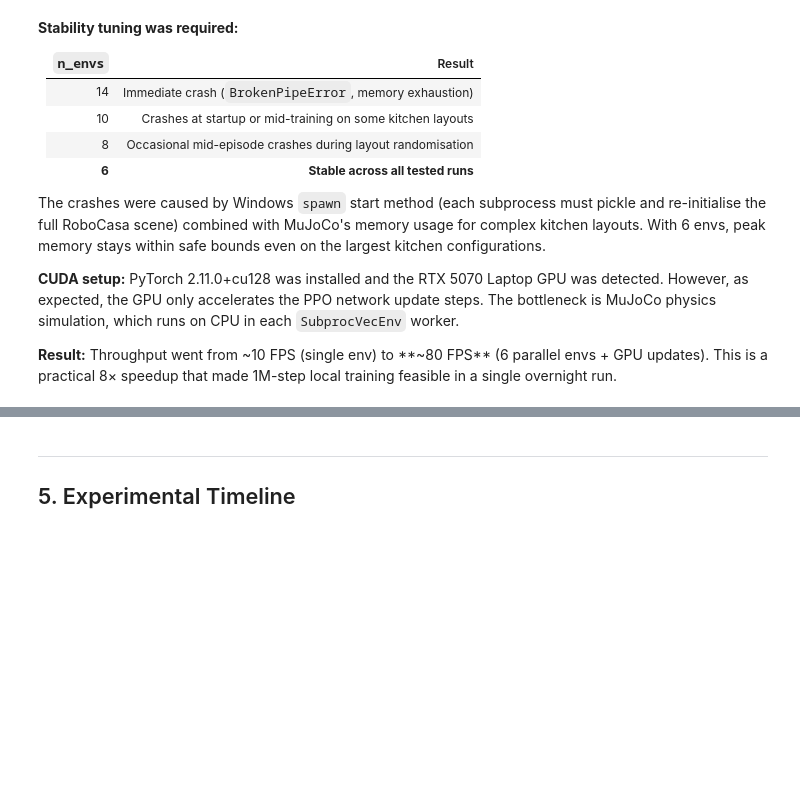
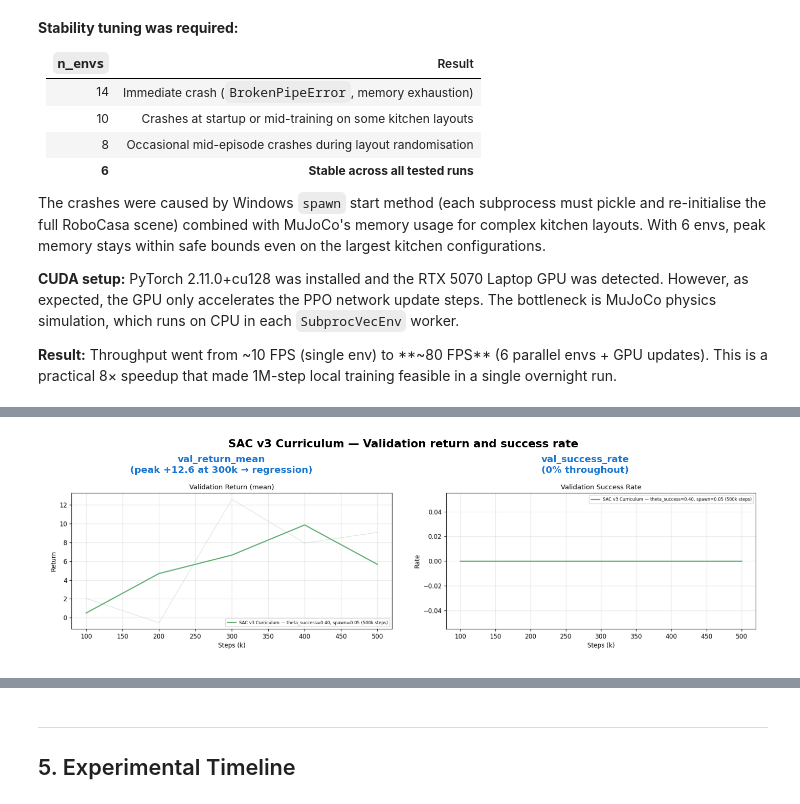
Before and after one commit to YiZeems/robocasa-project-B, a Jupyter notebook: report_analysis.ipynb, the cells around one changed output, grey strips where cells are left out. Cells and saved outputs as stored; diff of their text form; code cells hidden in the pictures; blank space fills up the shorter version.

```diff
--- a/report_analysis.ipynb
+++ b/report_analysis.ipynb
@@ -812,0 +934,33 @@ that each required a targeted fix.
+# %%
+#  SAC v3 Curriculum: return and success rate
+import matplotlib.pyplot as plt
+import matplotlib.image as mpimg
+import os
+
+fig, axes = plt.subplots(1, 2, figsize=(12, 4))
+fig.suptitle("SAC v3 Curriculum — Validation return and success rate",
+             fontsize=13, fontweight="bold")
+
+paths = [
+    ("figures/sac/run_sac_v3_curriculum_val_return_mean.png",
+     "val_return_mean\n(peak +12.6 at 300k → regression)"),
+    ("figures/sac/run_sac_v3_curriculum_val_success_rate.png",
+     "val_success_rate\n(0% throughout)"),
+]
+
+for ax, (path, label) in zip(axes, paths):
+    if os.path.exists(path):
+        img = mpimg.imread(path)
+        ax.imshow(img)
+        ax.axis("off")
+        ax.set_title(label, fontsize=11, fontweight="bold", color="#1976d2")
+    else:
+        ax.text(0.5, 0.5, "No data", ha="center", va="center",
+                transform=ax.transAxes)
+        ax.axis("off")
+
+plt.tight_layout()
+plt.savefig("figures/sac/curriculum_return_success.png", dpi=120, bbox_inches="tight")
+plt.show()
+# %% [output]
+[figure, added]
```
Also changed, not shown: parts of 51 cells of this notebook, 23 other files.
